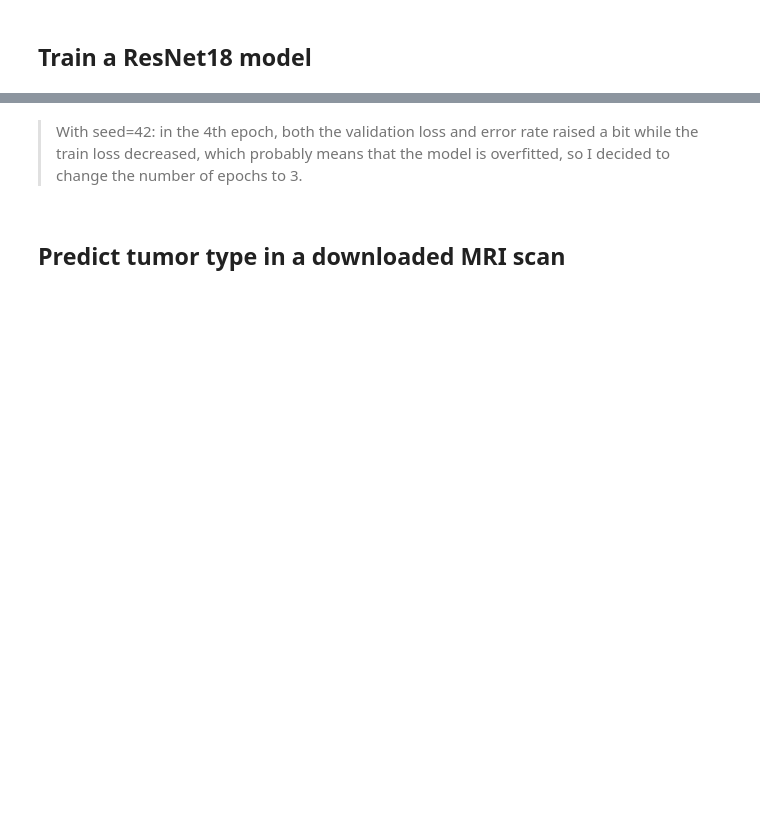
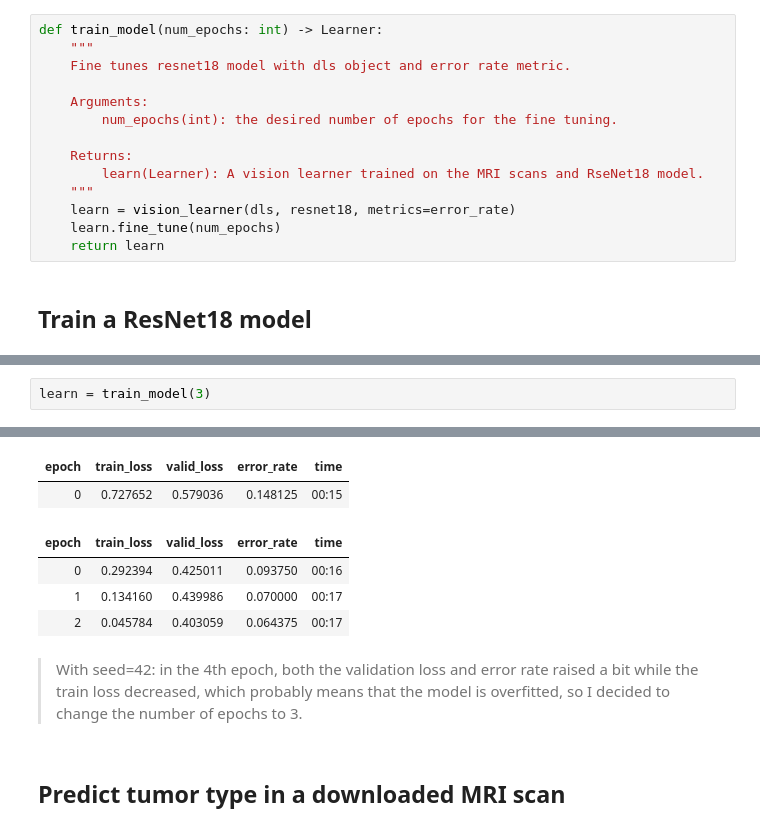
Before and after one commit to aviram421/mri-tumor-classification, a Jupyter notebook: tumor-classification-model.ipynb, the cells around one changed output, grey strips where cells are left out. Saved outputs shown, nothing was run; the diff lists cells and outputs as text; blank space fills up the shorter version.

Commit message:
Update training function

```diff
--- a/tumor-classification-model.ipynb
+++ b/tumor-classification-model.ipynb
@@ -37,5 +37,19 @@ dls.show_batch(max_n=9)
 type(dls)
 # %% [output]
 fastai.data.core.DataLoaders
+# %%
+def train_model(num_epochs: int) -> Learner:
+    """
+    Fine tunes resnet18 model with dls object and error rate metric.
+
+    Arguments:
+        num_epochs(int): the desired number of epochs for the fine tuning.
+
+    Returns:
+        learn(Learner): A vision learner trained on the MRI scans and RseNet18 model.
+    """
+    learn = vision_learner(dls, resnet18, metrics=error_rate)
+    learn.fine_tune(num_epochs)
+    return learn
 # %% [markdown]
 ## Train a ResNet18 model
@@ -52,0 +56,3 @@ Downloading: "https://download.pytorch.org/models/resnet18-f37072fd.pth" to /roo
+# %%
+learn = train_model(3)
+# %% [output]
@@ -53,3 +60,9 @@ Downloading: "https://download.pytorch.org/models/resnet18-f37072fd.pth" to /roo
+| epoch | train_loss | valid_loss | error_rate | time |
+| 0 | 0.727652 | 0.579036 | 0.148125 | 00:15 |
+| epoch | train_loss | valid_loss | error_rate | time |
+| 0 | 0.292394 | 0.425011 | 0.093750 | 00:16 |
+| 1 | 0.134160 | 0.439986 | 0.070000 | 00:17 |
+| 2 | 0.045784 | 0.403059 | 0.064375 | 00:17 |
 # %% [markdown]
 > With seed=42: in the 4th epoch, both the validation loss and error rate raised a bit while the train loss decreased, which probably means that the model is overfitted, so I decided to change the number of epochs to 3.
 # %% [markdown]
```
Also changed, not shown: parts of 8 cells of this notebook.
